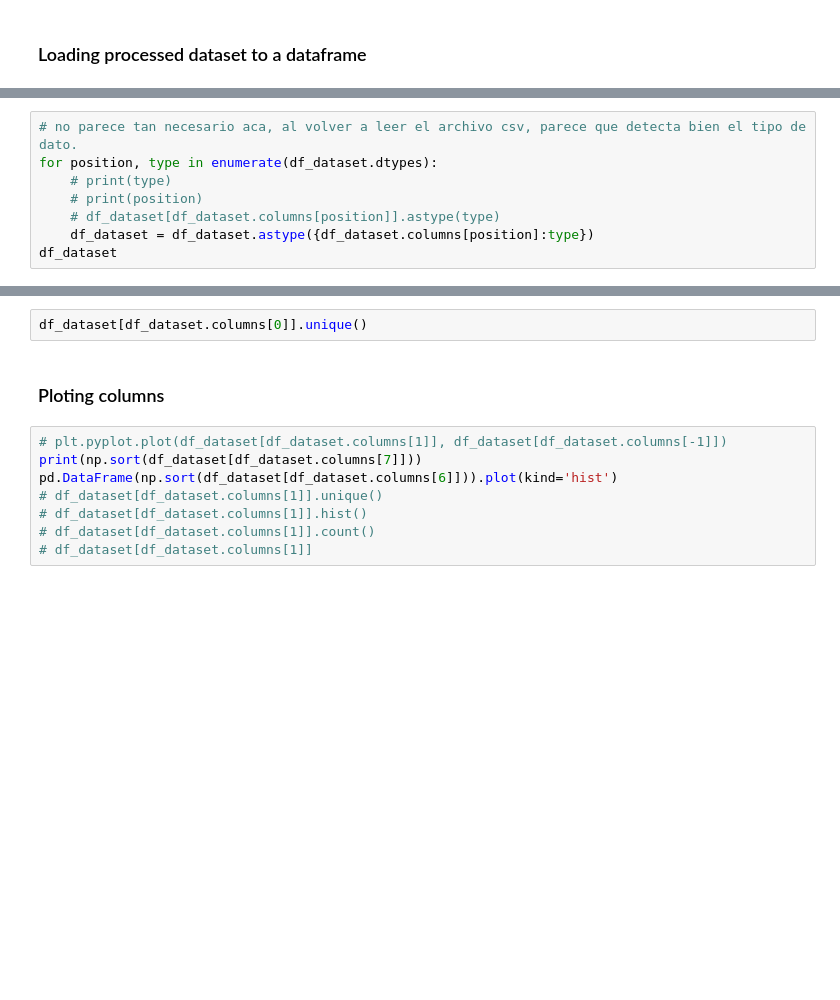
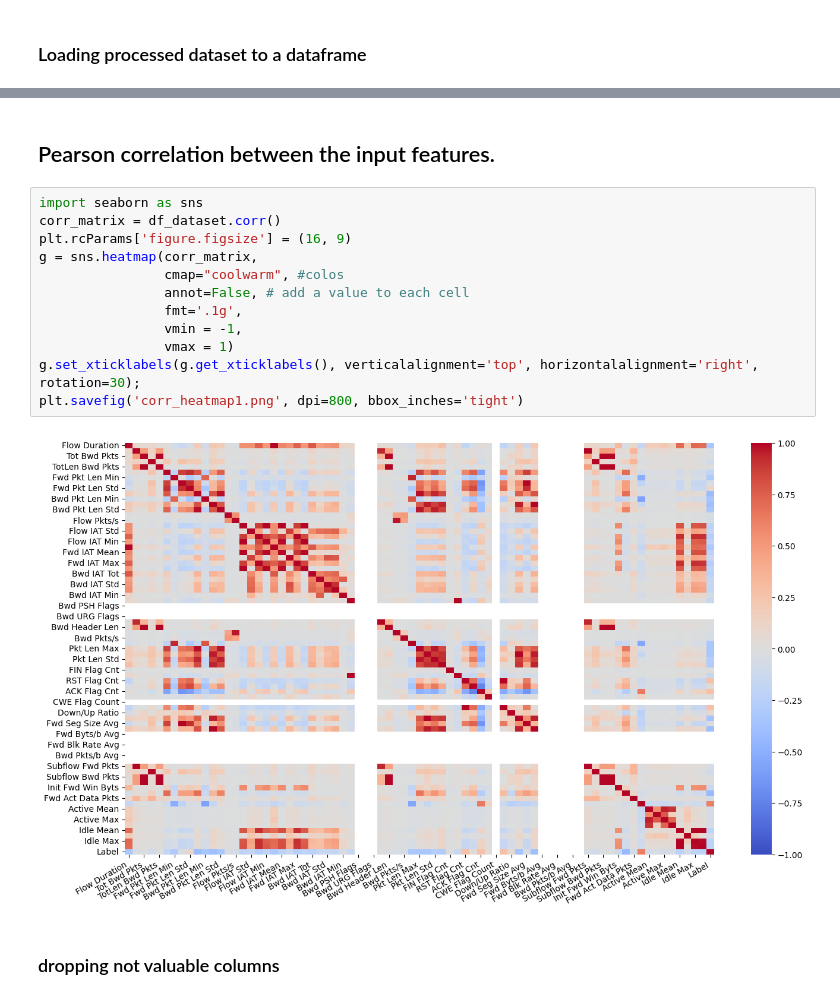
Before and after one commit to mjacker/MJCapstone, a Jupyter notebook: 3_Data_Exploratory_matplot.ipynb, the cells around one changed output, grey strips where cells are left out. Drawn from its saved outputs; the diff is of its cells as text; blank space fills up the shorter version.

Commit message:
Added Pearson correlation

```diff
--- a/3_Data_Exploratory_matplot.ipynb
+++ b/3_Data_Exploratory_matplot.ipynb
@@ -16,10 +59,2 @@ df_dataset.info()
-# %%
-# no parece tan necesario aca, al volver a leer el archivo csv, parece que detecta bien el tipo de dato.
-for position, type in enumerate(df_dataset.dtypes):
-    # print(type)
-    # print(position)
-    # df_dataset[df_dataset.columns[position]].astype(type)
-    df_dataset = df_dataset.astype({df_dataset.columns[position]:type})
-df_dataset
 # %%
 df_dataset.columns
@@ -35,12 +102,18 @@ df_dataset[df_dataset.columns[0]].describe()
-# %%
-df_dataset[df_dataset.columns[0]].unique()
+# %% [markdown]
+## Pearson correlation between the input features.
+# %%
+import seaborn as sns
+corr_matrix = df_dataset.corr()
+plt.rcParams['figure.figsize'] = (16, 9)
+g = sns.heatmap(corr_matrix,
+                cmap="coolwarm", #colos
+                annot=False, # add a value to each cell
+                fmt='.1g',
+                vmin = -1,
+                vmax = 1)
+g.set_xticklabels(g.get_xticklabels(), verticalalignment='top', horizontalalignment='right', rotation=30);
+plt.savefig('corr_heatmap1.png', dpi=800, bbox_inches='tight')
+# %% [output]
+[figure, added]
 # %% [markdown]
-### Ploting columns
+### dropping not valuable columns
-# %%
-# plt.pyplot.plot(df_dataset[df_dataset.columns[1]], df_dataset[df_dataset.columns[-1]])
-print(np.sort(df_dataset[df_dataset.columns[7]]))
-pd.DataFrame(np.sort(df_dataset[df_dataset.columns[6]])).plot(kind='hist')
-# df_dataset[df_dataset.columns[1]].unique()
-# df_dataset[df_dataset.columns[1]].hist()
-# df_dataset[df_dataset.columns[1]].count()
-# df_dataset[df_dataset.columns[1]]
```
Also changed, not shown: parts of 10 cells of this notebook.
